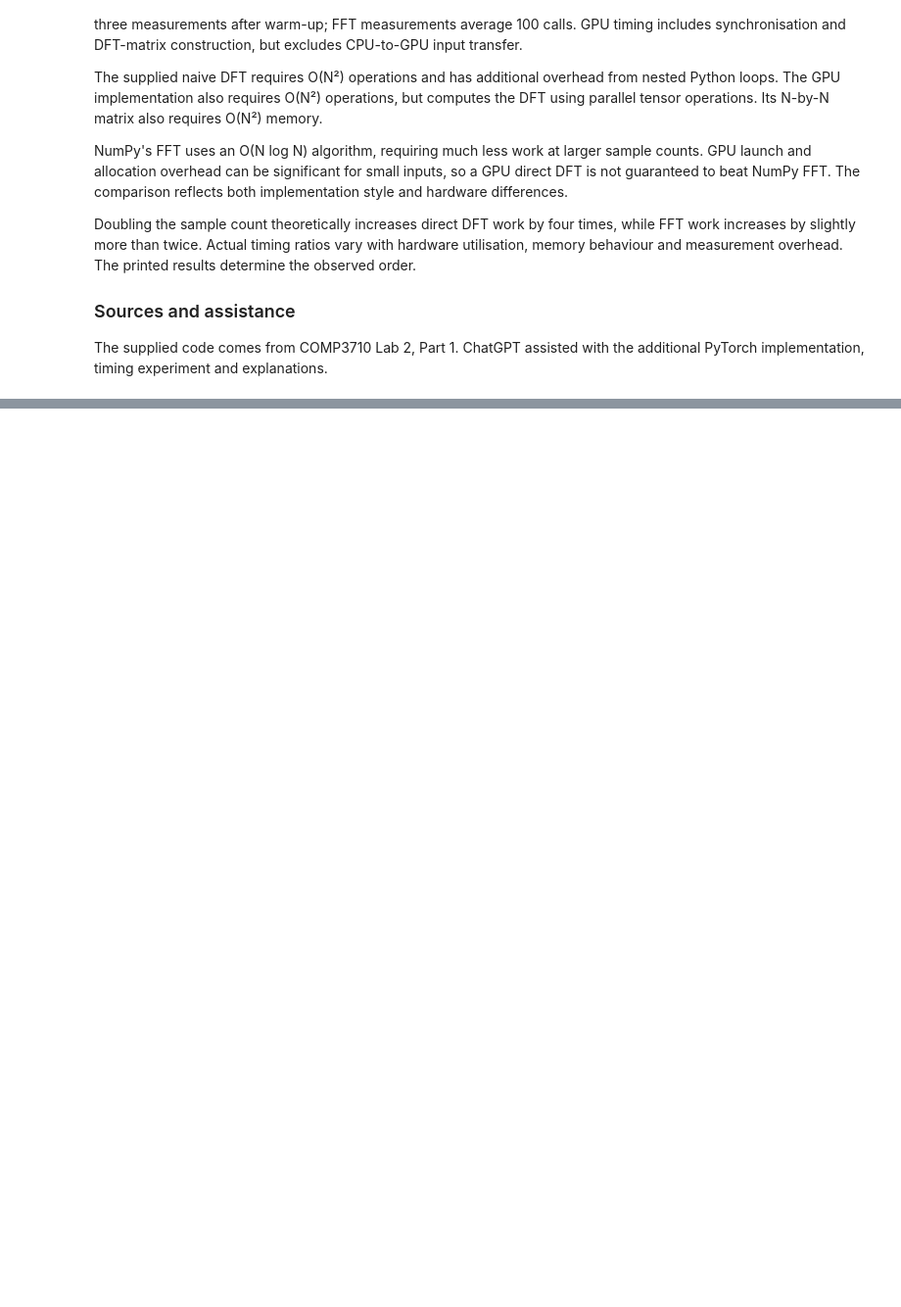
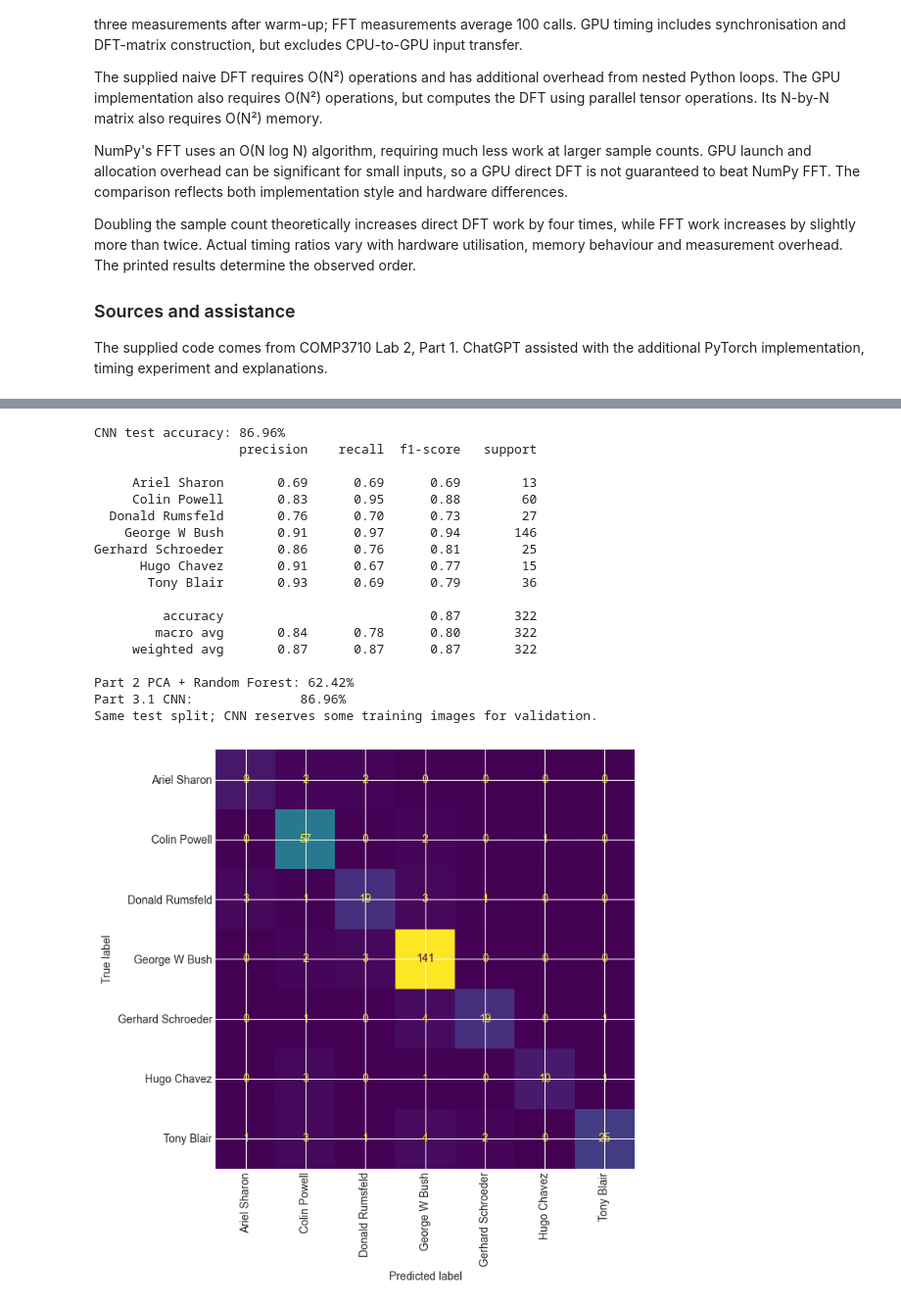
Before and after one commit to izzydharma/comp3710_lab2, a Jupyter notebook: lab2.ipynb, the cells around one changed output, grey strips where cells are left out. Shown at 98% size. Saved outputs shown, nothing was run; the diff lists cells and outputs as text; code cells hidden in the pictures; blank space fills up the shorter version.

Commit message:
finished part 2 and 3.1

```diff
--- a/lab2.ipynb
+++ b/lab2.ipynb
@@ -415,0 +797,72 @@ the additional PyTorch implementation, timing experiment and explanations.
+# %%
+# Evaluate the validation-selected checkpoint on the held-out test set.
+cnn_saved = torch.load(cnn_checkpoint, map_location=cnn_device, weights_only=True)
+cnn_model.load_state_dict(cnn_saved["model_state"])
+cnn_model.eval()
+cnn_true, cnn_pred = [], []
+with torch.inference_mode():
+    for images, labels in cnn_test_loader:
+        logits = cnn_model(images.to(cnn_device))
+        cnn_true.extend(labels.tolist())
+        cnn_pred.extend(logits.argmax(1).cpu().tolist())
+
+cnn_test_accuracy = accuracy_score(cnn_true, cnn_pred)
+cnn_report = classification_report(cnn_true, cnn_pred,
+    labels=np.arange(len(cnn_class_names)), target_names=cnn_class_names, zero_division=0)
+print(f"CNN test accuracy: {cnn_test_accuracy:.2%}")
+print(cnn_report)
+if cnn_rf_accuracy is not None:
+    print(f"Part 2 PCA + Random Forest: {cnn_rf_accuracy:.2%}")
+    print(f"Part 3.1 CNN:              {cnn_test_accuracy:.2%}")
+    print("Same test split; CNN reserves some training images for validation.")
+
+(cnn_output / "classification_report.txt").write_text(cnn_report, encoding="utf-8")
+(cnn_output / "results.json").write_text(json.dumps(dict(
+    test_accuracy=float(cnn_test_accuracy), best_epoch=cnn_saved["epoch"],
+    validation_accuracy=cnn_saved["validation_accuracy"],
+    training_seconds=cnn_training_seconds,
+    rf_accuracy=None if cnn_rf_accuracy is None else float(cnn_rf_accuracy),
+    train_samples=len(cnn_train_y), val_samples=len(cnn_val_y), test_samples=len(cnn_true),
+    device=str(cnn_device),
+    gpu=torch.cuda.get_device_name(0) if cnn_device.type == "cuda" else None,
+), indent=2), encoding="utf-8")
+
+fig, ax = plt.subplots(figsize=(8, 7))
+ConfusionMatrixDisplay.from_predictions(cnn_true, cnn_pred,
+    labels=np.arange(len(cnn_class_names)), display_labels=cnn_class_names,
+    ax=ax, xticks_rotation=90, colorbar=False)
+plt.tight_layout()
+plt.savefig(cnn_output / "confusion_matrix.png", dpi=150)
+plt.show()
+
+fig, axes = plt.subplots(2, 4, figsize=(12, 6))
+for i, ax in enumerate(axes.flat):
+    ax.axis("off")
+    if i >= len(cnn_true):
+        continue
+    ax.imshow(X_test[i, 0], cmap="gray")
+    ax.set_title(f"True: {cnn_class_names[cnn_true[i]]}\nPred: {cnn_class_names[cnn_pred[i]]}",
+                 fontsize=9, color="green" if cnn_true[i] == cnn_pred[i] else "red")
+plt.tight_layout()
+plt.savefig(cnn_output / "predictions.png", dpi=150)
+plt.show()
+# %% [output]
+CNN test accuracy: 86.96%
+                   precision    recall  f1-score   support
+
+     Ariel Sharon       0.69      0.69      0.69        13
+     Colin Powell       0.83      0.95      0.88        60
+  Donald Rumsfeld       0.76      0.70      0.73        27
+    George W Bush       0.91      0.97      0.94       146
+Gerhard Schroeder       0.86      0.76      0.81        25
+      Hugo Chavez       0.91      0.67      0.77        15
+       Tony Blair       0.93      0.69      0.79        36
+
+         accuracy                           0.87       322
+        macro avg       0.84      0.78      0.80       322
+     weighted avg       0.87      0.87      0.87       322
+
+Part 2 PCA + Random Forest: 62.42%
+Part 3.1 CNN:              86.96%
+Same test split; CNN reserves some training images for validation.
+[figure, added]
```
Also changed, not shown: parts of 17 cells of this notebook.
